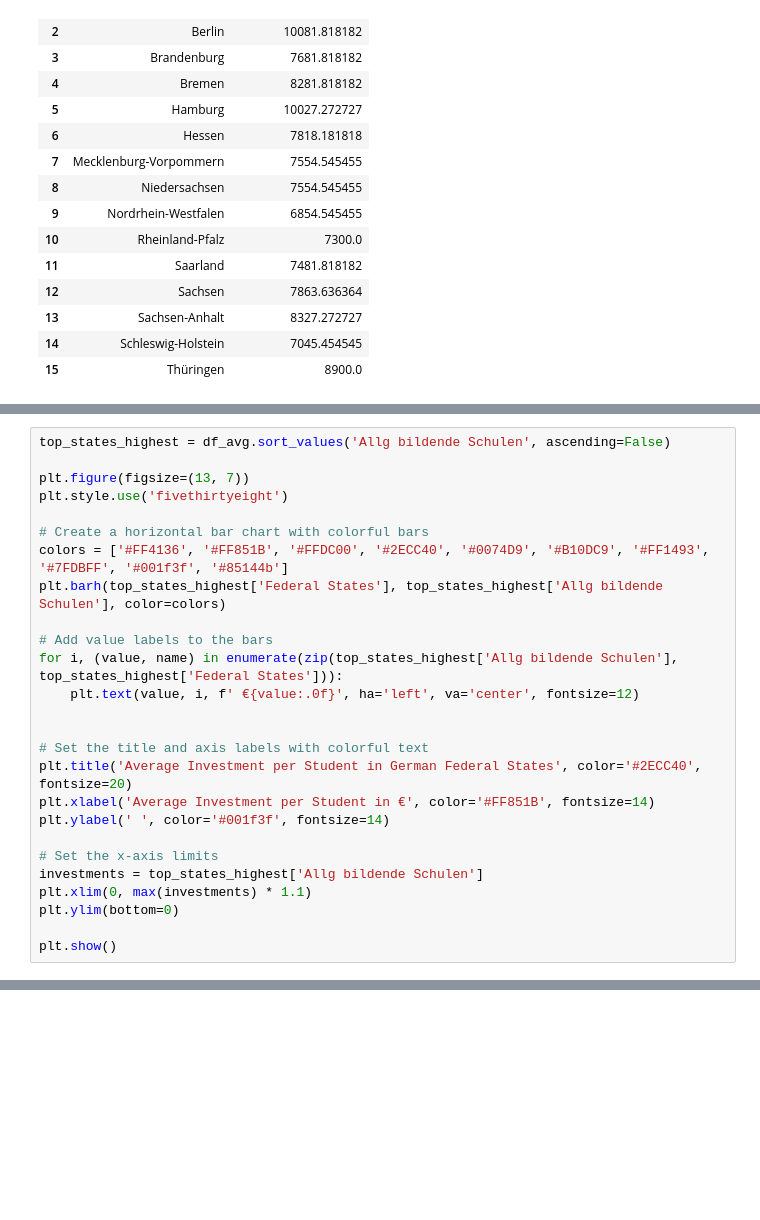
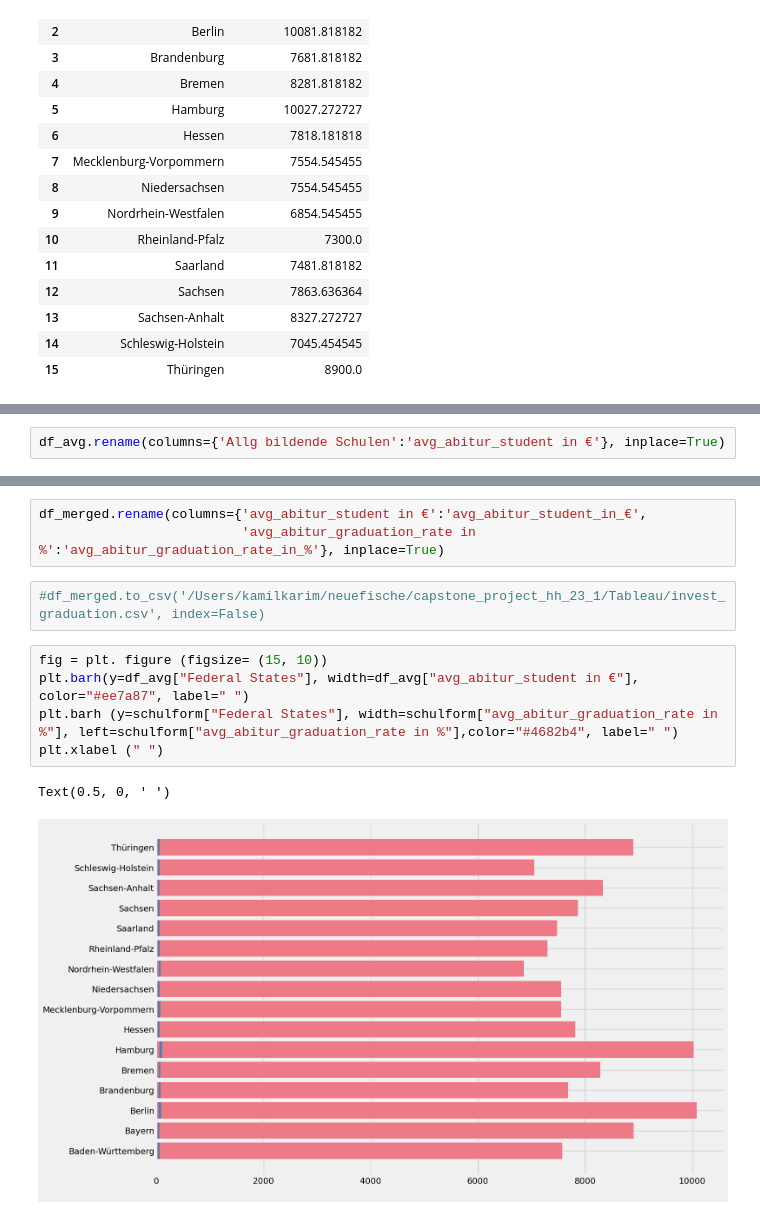
Before and after one commit to Stargazer-ger/capstone_project_hh_23_1, a Jupyter notebook: ausgaben_kk.ipynb, the cells around one changed output, grey strips where cells are left out. Cells and saved outputs as stored; diff of their text form; blank space fills up the shorter version.

```diff
--- a/ausgaben_kk.ipynb
+++ b/ausgaben_kk.ipynb
@@ -135,0 +149,2 @@ df_avg
+# %%
+df_avg.rename(columns={'Allg bildende Schulen':'avg_abitur_student in €'}, inplace=True)
@@ -158,26 +218,0 @@ plt.show()
-# %%
-top_states_highest = df_avg.sort_values('Allg bildende Schulen', ascending=False)
-
-plt.figure(figsize=(13, 7))
-plt.style.use('fivethirtyeight')
-
-# Create a horizontal bar chart with colorful bars
-colors = ['#FF4136', '#FF851B', '#FFDC00', '#2ECC40', '#0074D9', '#B10DC9', '#FF1493', '#7FDBFF', '#001f3f', '#85144b']
-plt.barh(top_states_highest['Federal States'], top_states_highest['Allg bildende Schulen'], color=colors)
-
-# Add value labels to the bars
-for i, (value, name) in enumerate(zip(top_states_highest['Allg bildende Schulen'], top_states_highest['Federal States'])):
-    plt.text(value, i, f' €{value:.0f}', ha='left', va='center', fontsize=12)
-
-
-# Set the title and axis labels with colorful text
-plt.title('Average Investment per Student in German Federal States', color='#2ECC40', fontsize=20)
-plt.xlabel('Average Investment per Student in €', color='#FF851B', fontsize=14)
-plt.ylabel(' ', color='#001f3f', fontsize=14)
-
-# Set the x-axis limits
-investments = top_states_highest['Allg bildende Schulen']
-plt.xlim(0, max(investments) * 1.1)
-plt.ylim(bottom=0)
-
-plt.show()
@@ -251,0 +240,13 @@ plt.show()
+# %%
+df_merged.rename(columns={'avg_abitur_student in €':'avg_abitur_student_in_€',
+                          'avg_abitur_graduation_rate in %':'avg_abitur_graduation_rate_in_%'}, inplace=True)
+# %%
+#df_merged.to_csv('/Users/kamilkarim/neuefische/capstone_project_hh_23_1/Tableau/invest_graduation.csv', index=False)
+# %%
+fig = plt. figure (figsize= (15, 10))
+plt.barh(y=df_avg["Federal States"], width=df_avg["avg_abitur_student in €"], color="#ee7a87", label=" ")
+plt.barh (y=schulform["Federal States"], width=schulform["avg_abitur_graduation_rate in %"], left=schulform["avg_abitur_graduation_rate in %"],color="#4682b4", label=" ")
+plt.xlabel (" ")
+# %% [output]
+Text(0.5, 0, ' ')
+[figure, added]
```
Also changed, not shown: parts of 15 cells of this notebook, 14 other files.
